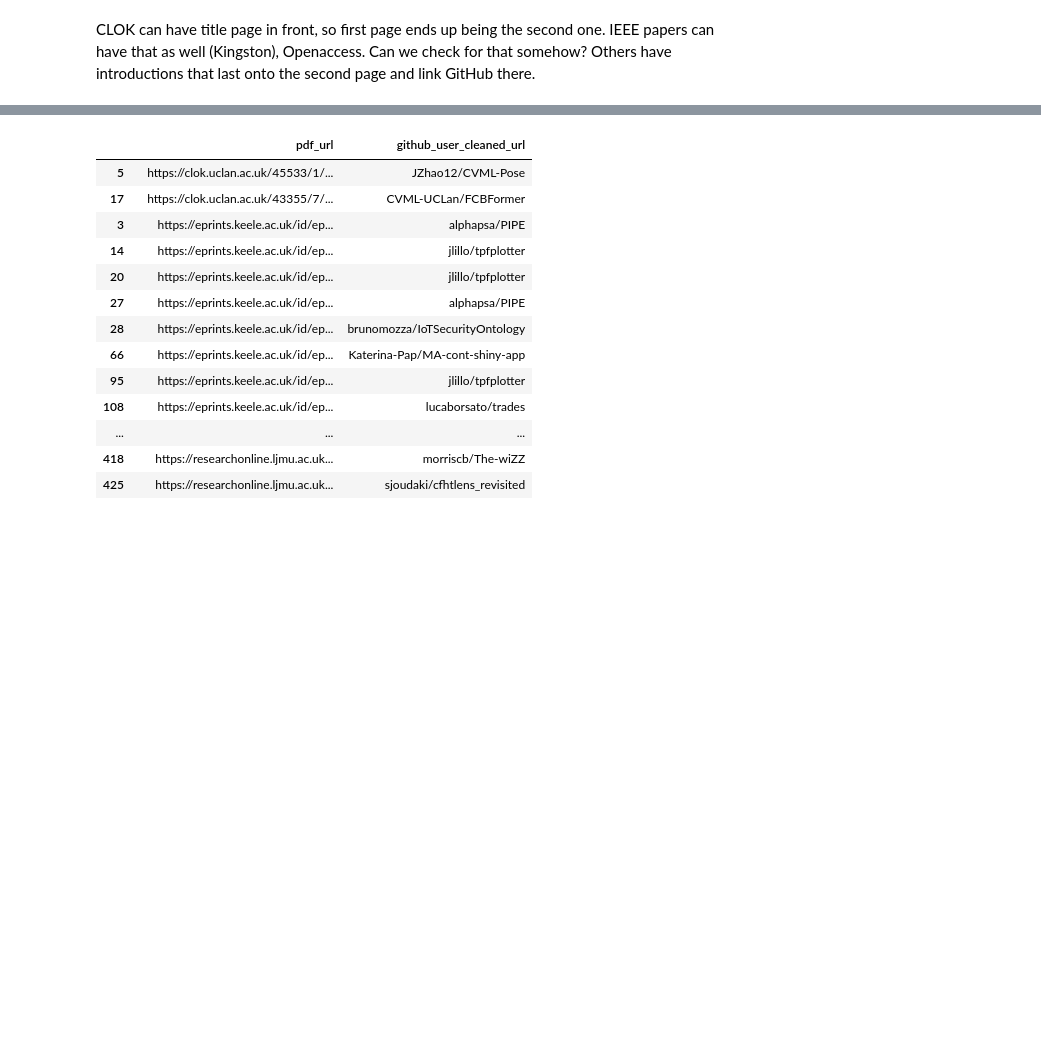
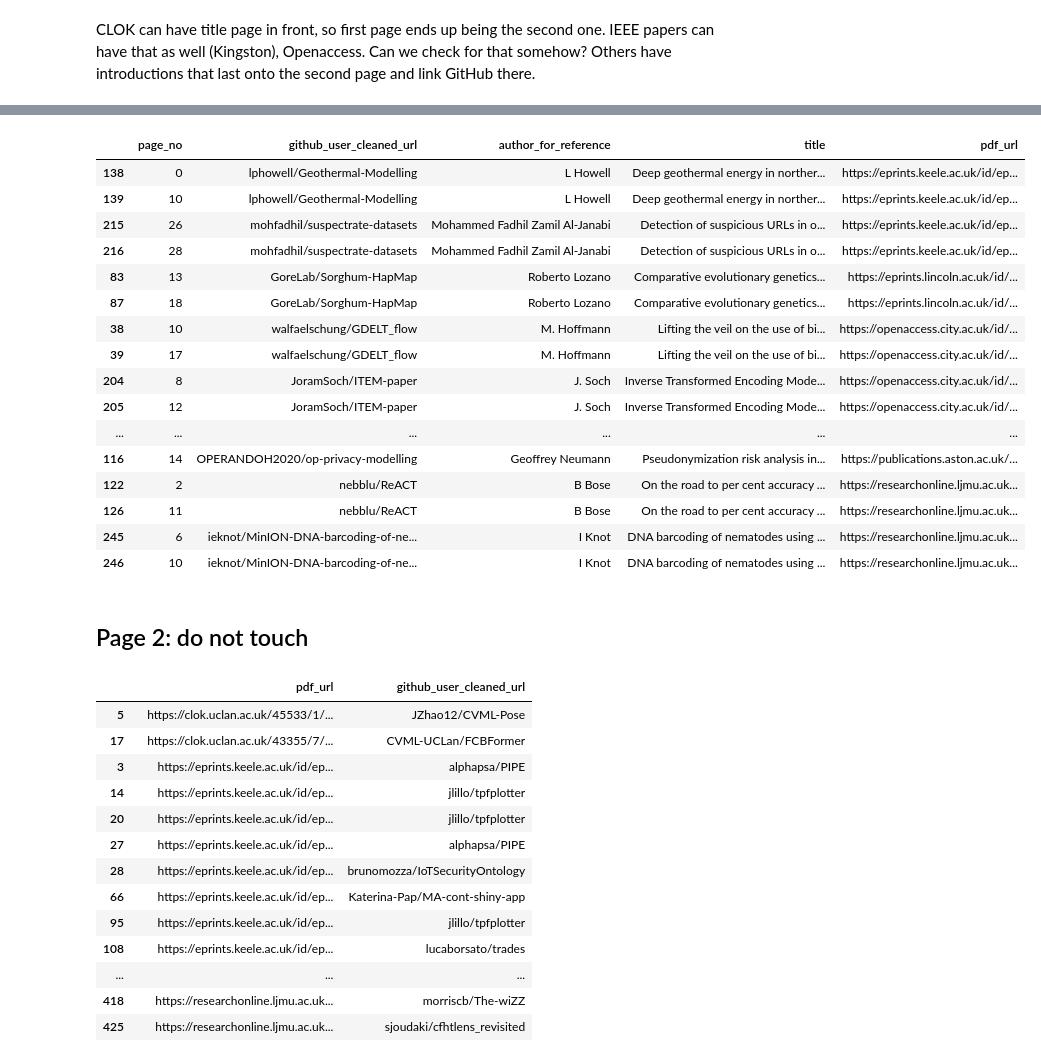
Before and after one commit to softwaresaved/rse-repo-analysis, a Jupyter notebook: analysis/page_no.ipynb, the cells around one changed output, grey strips where cells are left out. Saved outputs shown, nothing was run; the diff lists cells and outputs as text; code cells hidden in the pictures; blank space fills up the shorter version.

Commit message:
Page numbers #24: duplicates

```diff
--- a/analysis/page_no.ipynb
+++ b/analysis/page_no.ipynb
@@ -50,0 +58,4 @@ CLOK can have title page in front, so first page ends up being the second one. I
+# %%
+to_check = df.loc[df.page_no == 1, ["pdf_url", "github_user_cleaned_url"]]
+pd.set_option('display.max_colwidth', None)
+to_check
@@ -51,3 +76,25 @@ CLOK can have title page in front, so first page ends up being the second one. I
+# %%
+df[df.duplicated(["github_user_cleaned_url", "pdf_url"], keep=False)][["page_no", "github_user_cleaned_url", "author_for_reference", "title", "pdf_url"]]
+# %% [output]
+|  | page_no | github_user_cleaned_url | author_for_reference | title | pdf_url |
+| 138 | 0 | lphowell/Geothermal-Modelling | L Howell | Deep geothermal energy in norther... | https://eprints.keele.ac.uk/id/ep... |
+| 139 | 10 | lphowell/Geothermal-Modelling | L Howell | Deep geothermal energy in norther... | https://eprints.keele.ac.uk/id/ep... |
+| 215 | 26 | mohfadhil/suspectrate-datasets | Mohammed Fadhil Zamil Al-Janabi | Detection of suspicious URLs in o... | https://eprints.keele.ac.uk/id/ep... |
+| 216 | 28 | mohfadhil/suspectrate-datasets | Mohammed Fadhil Zamil Al-Janabi | Detection of suspicious URLs in o... | https://eprints.keele.ac.uk/id/ep... |
+| 83 | 13 | GoreLab/Sorghum-HapMap | Roberto Lozano | Comparative evolutionary genetics... | https://eprints.lincoln.ac.uk/id/... |
+| 87 | 18 | GoreLab/Sorghum-HapMap | Roberto Lozano | Comparative evolutionary genetics... | https://eprints.lincoln.ac.uk/id/... |
+| 38 | 10 | walfaelschung/GDELT_flow | M. Hoffmann | Lifting the veil on the use of bi... | https://openaccess.city.ac.uk/id/... |
+| 39 | 17 | walfaelschung/GDELT_flow | M. Hoffmann | Lifting the veil on the use of bi... | https://openaccess.city.ac.uk/id/... |
+| 204 | 8 | JoramSoch/ITEM-paper | J. Soch | Inverse Transformed Encoding Mode... | https://openaccess.city.ac.uk/id/... |
+| 205 | 12 | JoramSoch/ITEM-paper | J. Soch | Inverse Transformed Encoding Mode... | https://openaccess.city.ac.uk/id/... |
+| ... | ... | ... | ... | ... | ... |
+| 116 | 14 | OPERANDOH2020/op-privacy-modelling | Geoffrey Neumann | Pseudonymization risk analysis in... | https://publications.aston.ac.uk/... |
+| 122 | 2 | nebblu/ReACT | B Bose | On the road to per cent accuracy ... | https://researchonline.ljmu.ac.uk... |
+| 126 | 11 | nebblu/ReACT | B Bose | On the road to per cent accuracy ... | https://researchonline.ljmu.ac.uk... |
+| 245 | 6 | ieknot/MinION-DNA-barcoding-of-ne... | I Knot | DNA barcoding of nematodes using ... | https://researchonline.ljmu.ac.uk... |
+| 246 | 10 | ieknot/MinION-DNA-barcoding-of-ne... | I Knot | DNA barcoding of nematodes using ... | https://researchonline.ljmu.ac.uk... |
+# %% [markdown]
+## Page 2: do not touch
 # %%
 to_check = df.loc[df.page_no == 1, ["pdf_url", "github_user_cleaned_url"]]
 pd.set_option('display.max_colwidth', None)
```
Also changed, not shown: parts of 6 cells of this notebook, 17 other files.
